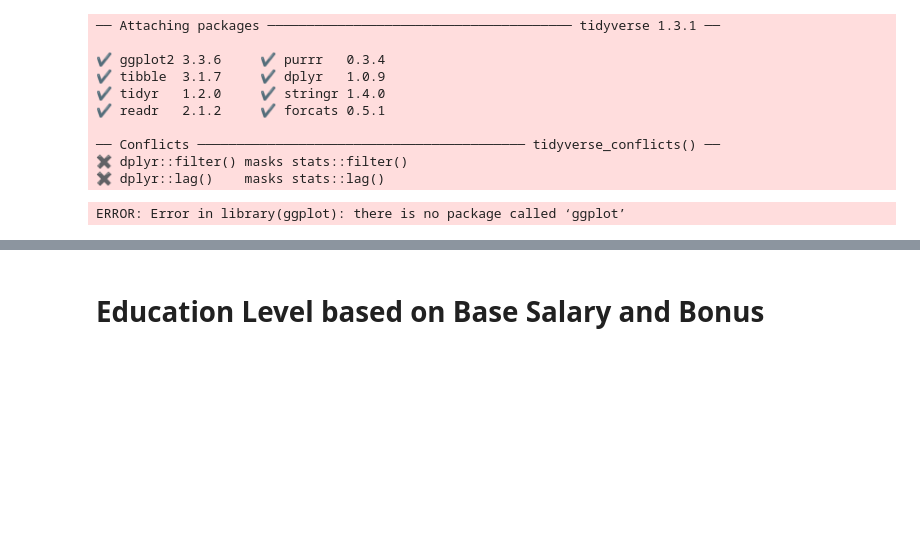
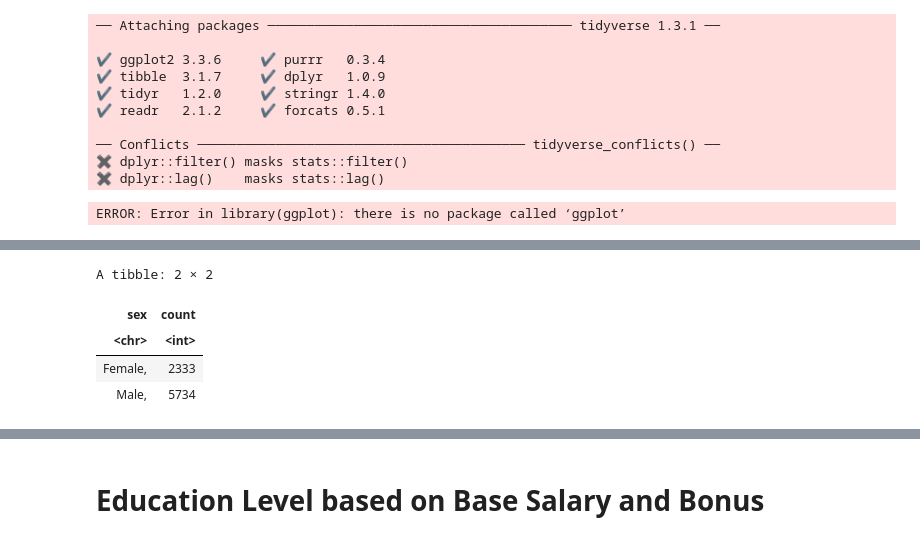
Before and after one commit to Anmol-Ghadia/dsci-100-2022w1-group-44, a Jupyter notebook: Project_proposal.ipynb, the cells around one changed output, grey strips where cells are left out. Saved outputs shown, nothing was run; the diff lists cells and outputs as text; code cells hidden in the pictures; blank space fills up the shorter version.

```diff
--- a/Project_proposal.ipynb
+++ b/Project_proposal.ipynb
@@ -97,0 +94,12 @@ A spec_tbl_df: 32561 × 14
+# %%
+adult_data_summarize_2 <- adult_data |>
+                            group_by(sex) |>
+                            summarize(count = n())
+
+adult_data_summarize_2
+# %% [output]
+A tibble: 2 × 2
+| sex | count |
+| <chr> | <int> |
+| Female, | 2333 |
+| Male, | 5734 |
```
Also changed, not shown: parts of 6 cells of this notebook.
